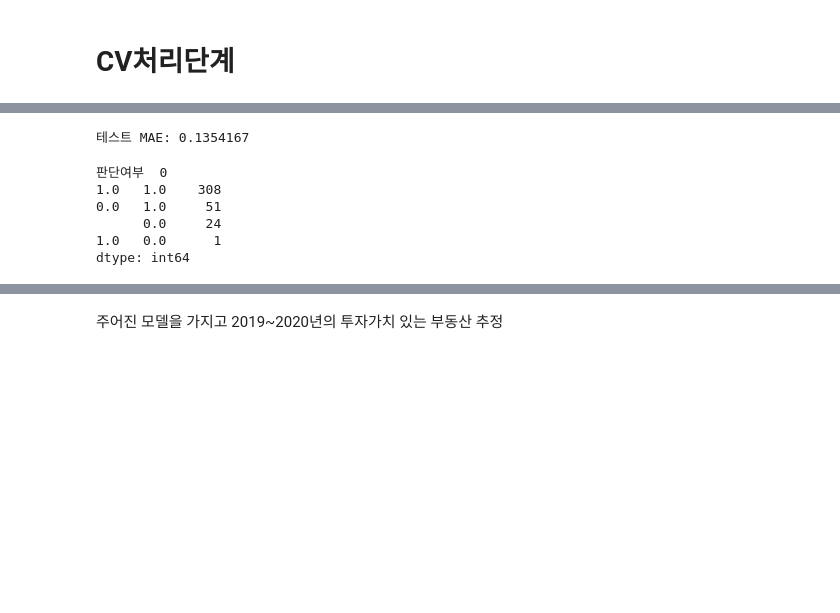
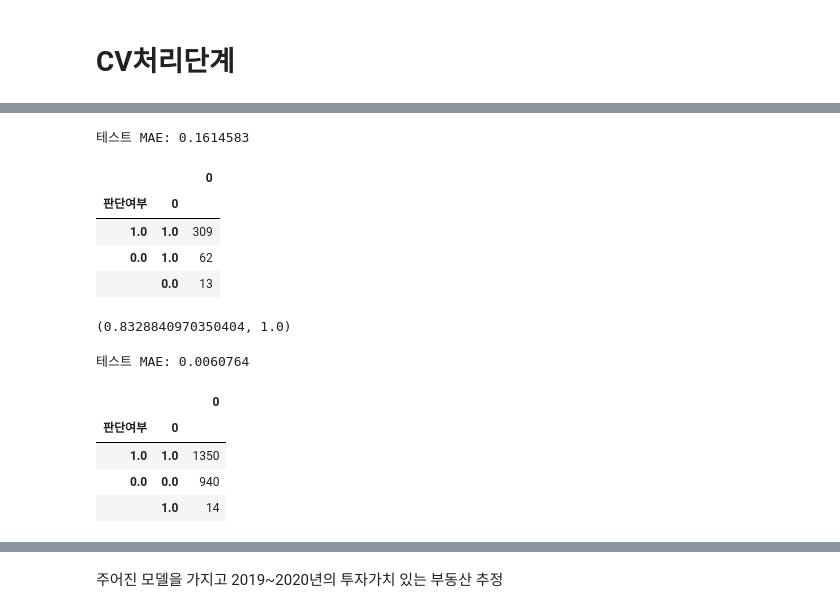
Before and after one commit to zookeeper464/data-analysis, a Jupyter notebook: section2/project.ipynb, the cells around one changed output, grey strips where cells are left out. Saved outputs shown, nothing was run; the diff lists cells and outputs as text; code cells hidden in the pictures; blank space fills up the shorter version.

```diff
--- a/section2/project.ipynb
+++ b/section2/project.ipynb
@@ -271,19 +398,47 @@ MAE:  0.30251736111111116
-# %%
-best_model = model.best_estimator_
-y_pred = best_model.predict(X_val_encoded)
-mae = mean_absolute_error(y_val, y_pred)
-print(f'테스트 MAE: {mae:,.7f}')
-# %% [output]
-테스트 MAE: 0.1354167
+# %%
+best_model_rf = model_rf.best_estimator_
+y_pred_rf = best_model_rf.predict(X_val_encoded)
+mae = mean_absolute_error(y_val, y_pred_rf)
+print(f'테스트 MAE: {mae:,.7f}')
+
+temp1 = pd.DataFrame(y_val).reset_index().drop("index",axis=1)
+temp2 = pd.DataFrame(y_pred_rf)
+temp = pd.concat([temp1,temp2],axis=1)
+temp3 = pd.DataFrame(temp.value_counts())
+temp3
+# %% [output]
+테스트 MAE: 0.1614583
+|  |  | 0 |
+| 판단여부 | 0 |  |
+| 1.0 | 1.0 | 309 |
+| 0.0 | 1.0 | 62 |
+|  | 0.0 | 13 |
+# %%
+tp = temp3.loc[1].loc[1][0]
+fp = temp3.loc[1].loc[0][0]
+tn = temp3.loc[0].loc[0][0]
+try:
+  fn = temp3.loc[0].loc[1][0]
+except:
+  fn = 0
+recall_rf = tp/(fp+tp)
+precision_rf = tp/(fn+tp)
+recall_rf, precision_rf
+# %% [output]
+(0.8328840970350404, 1.0)
 # %%
-temp1 = pd.DataFrame(y_val).reset_index().drop("index",axis=1)
-temp2 = pd.DataFrame(y_pred)
+y_pred_rf = best_model_rf.predict(X_train_encoded)
+mae = mean_absolute_error(y_train, y_pred_rf)
+print(f'테스트 MAE: {mae:,.7f}')
+
+temp1 = pd.DataFrame(y_train).reset_index().drop("index",axis=1)
+temp2 = pd.DataFrame(y_pred_rf)
 temp = pd.concat([temp1,temp2],axis=1)
-temp.value_counts()
+pd.DataFrame(temp.value_counts())
 # %% [output]
-판단여부  0
-1.0   1.0    308
-0.0   1.0     51
-      0.0     24
-1.0   0.0      1
-dtype: int64
+테스트 MAE: 0.0060764
+|  |  | 0 |
+| 판단여부 | 0 |  |
+| 1.0 | 1.0 | 1350 |
+| 0.0 | 0.0 | 940 |
+|  | 1.0 | 14 |
```
Also changed, not shown: parts of 30 cells of this notebook.
